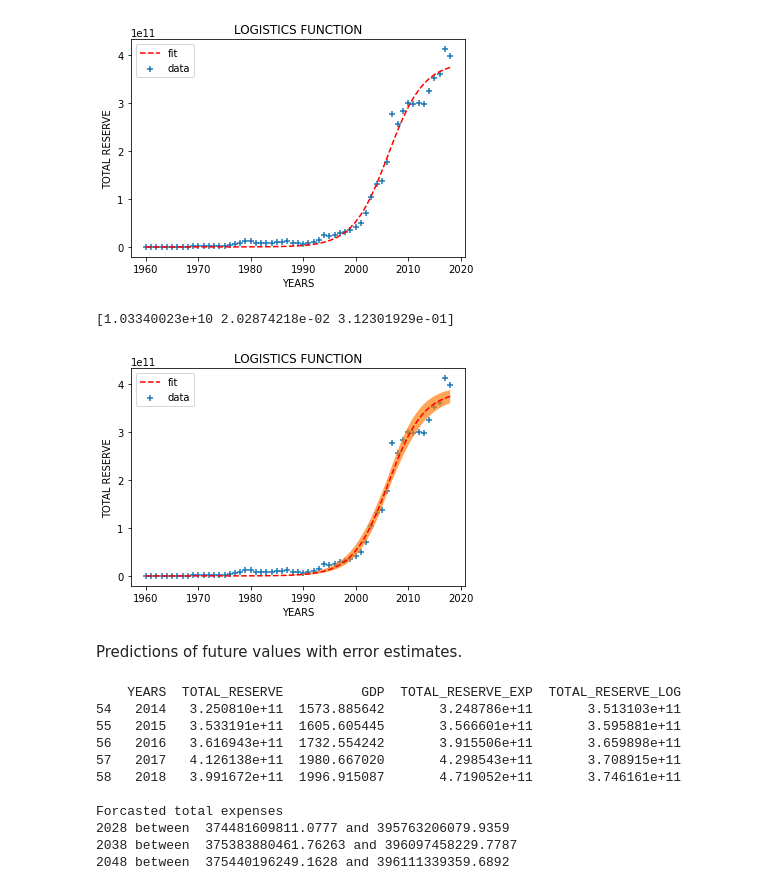
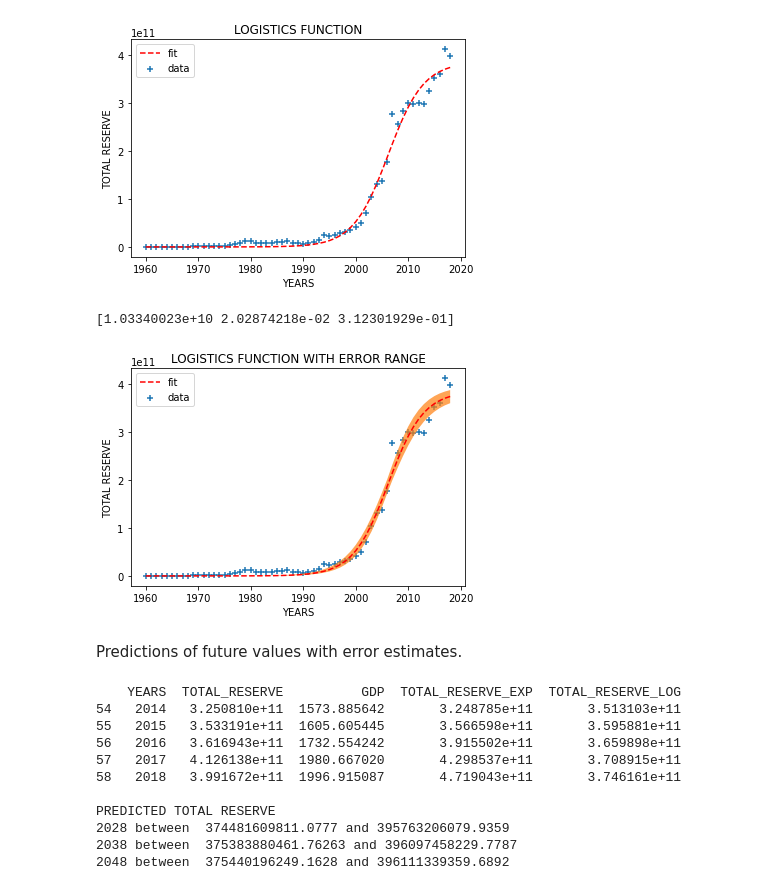
Before and after one commit to David-Ade-Creator/cluster-data, a Jupyter notebook: fitting.ipynb, the cells around one changed output. Saved outputs shown, nothing was run; the diff lists cells and outputs as text; code cells hidden in the pictures.

```diff
--- a/fitting.ipynb
+++ b/fitting.ipynb
@@ -36,7 +36,7 @@ def read_worldbank(indicators,countries,starttimerange,endtimerange):
     transposed_df['YEARS'] = [int(x[2:]) for x in transposed_df['YEARS']]
     return raw_df,transposed_df
 # %%
-raw_df,df = read_worldbank(['FI.RES.TOTL.CD','NY.GDP.PCAP.CD'],['IND'],1900,2019)
+raw_df,df = read_worldbank(['FI.RES.TOTL.CD','NY.GDP.PCAP.CD'],['IND'],1960,2019)
 df.head()
 # %% [output]
 |  | YEARS | TOTAL_RESERVE | GDP |
@@ -159,29 +159,29 @@ def err_ranges(x, func, param, sigma):
 # %%
 # extract the sigmas from the diagonal of the covariance matrix
 sigma = np.sqrt(np.diag(covar))
 print(sigma)
 
 low, up = err_ranges(df["YEARS"], logistics, popt, sigma)
 
 plt.figure()
-plt.title("LOGISTICS FUNCTION")
+plt.title("LOGISTICS FUNCTION WITH ERROR RANGE")
 plt.scatter(df["YEARS"], df["TOTAL_RESERVE"],marker='+', label="data")
 plt.plot(df["YEARS"], df["TOTAL_RESERVE_LOG"],"--", label="fit",color='r')
 
 plt.fill_between(df["YEARS"], low, up, alpha=0.7)
 plt.legend()
 plt.xlabel("YEARS")
 plt.ylabel("TOTAL RESERVE")
 plt.show()
 # %% [output]
 [1.03340023e+10 2.02874218e-02 3.12301929e-01]
-[figure, old version]
+[figure, new version]
 # %% [markdown]
 Predictions of future values with error estimates.
 # %%
 print(df.tail())
 print()
-print("Forcasted total expenses")
+print("PREDICTED TOTAL RESERVE")
 low, up = err_ranges(2028, logistics, popt, sigma)
 print("2028 between ", low, "and", up)
 low, up = err_ranges(2038, logistics, popt, sigma)
@@ -190,13 +190,13 @@ low, up = err_ranges(2048, logistics, popt, sigma)
 print("2048 between ", low, "and", up)
 # %% [output]
     YEARS  TOTAL_RESERVE          GDP  TOTAL_RESERVE_EXP  TOTAL_RESERVE_LOG
-54   2014   3.250810e+11  1573.885642       3.248786e+11       3.513103e+11
-55   2015   3.533191e+11  1605.605445       3.566601e+11       3.595881e+11
-56   2016   3.616943e+11  1732.554242       3.915506e+11       3.659898e+11
-57   2017   4.126138e+11  1980.667020       4.298543e+11       3.708915e+11
-58   2018   3.991672e+11  1996.915087       4.719052e+11       3.746161e+11
+54   2014   3.250810e+11  1573.885642       3.248785e+11       3.513103e+11
+55   2015   3.533191e+11  1605.605445       3.566598e+11       3.595881e+11
+56   2016   3.616943e+11  1732.554242       3.915502e+11       3.659898e+11
+57   2017   4.126138e+11  1980.667020       4.298537e+11       3.708915e+11
+58   2018   3.991672e+11  1996.915087       4.719043e+11       3.746161e+11
 
-Forcasted total expenses
+PREDICTED TOTAL RESERVE
 2028 between  374481609811.0777 and 395763206079.9359
 2038 between  375383880461.76263 and 396097458229.7787
 2048 between  375440196249.1628 and 396111339359.6892
```
Also changed, not shown: 2 other files.
